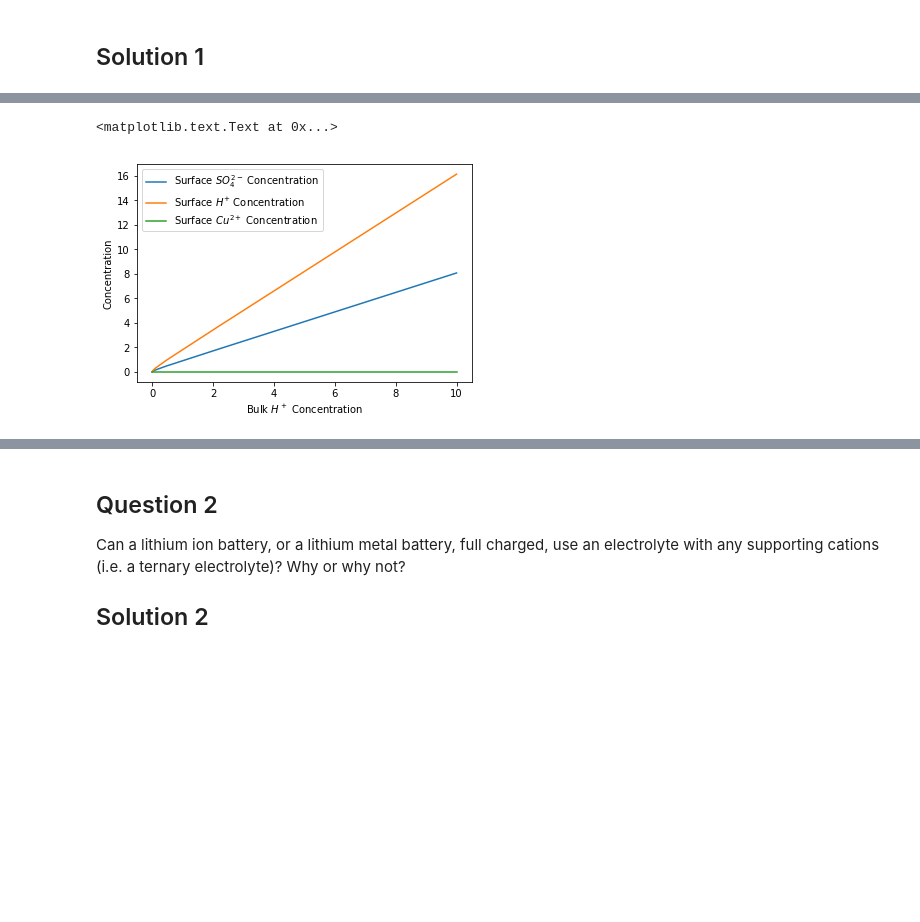
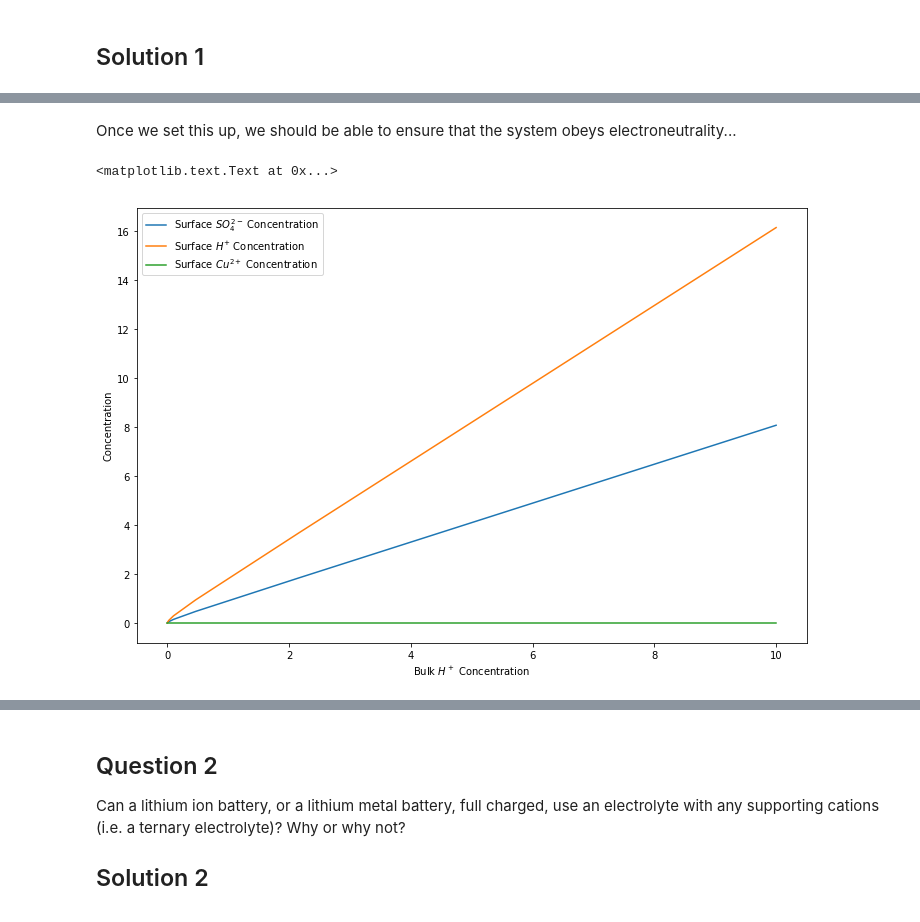
Before and after one commit to dansteingart/MAE_424_534_Spring_2018, a Jupyter notebook: assignments/midterm_solutions.ipynb, the cells around one changed output, grey strips where cells are left out. Cells and saved outputs as stored; diff of their text form; code cells hidden in the pictures; blank space fills up the shorter version.

```diff
--- a/assignments/midterm_solutions.ipynb
+++ b/assignments/midterm_solutions.ipynb
@@ -3,3 +6,9 @@
 Generate Figure 5.7 in West. EDIT: Show your work, the methodology should be clear to me.
 # %% [markdown]
 ## Solution 1
+# %%
+import sys
+sys.path.append("/pithy/code")
+from pithy import *
+rcParams['figure.figsize'] = (10,10)
+%matplotlib inline
@@ -48,21 +69,18 @@ c3inf = logspace(-5,1,10)
 #solve for amount of sulfate using electronuetrailtiy
 c2inf = c1inf+c3inf*abs(z2/z3)
 T = 298
+# %% [markdown]
+Once we set this up, we should be able to ensure that the system obeys electroneutrality...
 # %%
+figure(figsize=(12,8))
 #Determine surface concentrations as a function of H+
 Fluxer = solve_all(delta,D1,z1,z2,z3,c1inf,c2inf,c3inf,T)
 plot(c3inf,Fluxer[0],label="Surface $SO_4^{2-}$ Concentration")
 plot(c3inf,Fluxer[1],label="Surface $H^{+}$ Concentration")
 plot(c3inf,Fluxer[-1],label="Surface $Cu^{2+}$ Concentration")
 legend(loc="best",fontsize=10)
 xlabel("Bulk $H^+$ Concentration")
 ylabel("Concentration")
-
-
-#Now since flux is constant, we can go back and re-revaulate everything else.
-
-
-#Show Changes to figure 5.7 as a function of gamma
 # %% [output]
 <matplotlib.text.Text at 0x...>
-[figure, old version]
+[figure, new version]
```
Also changed, not shown: parts of 7 cells of this notebook, 1 other file.
